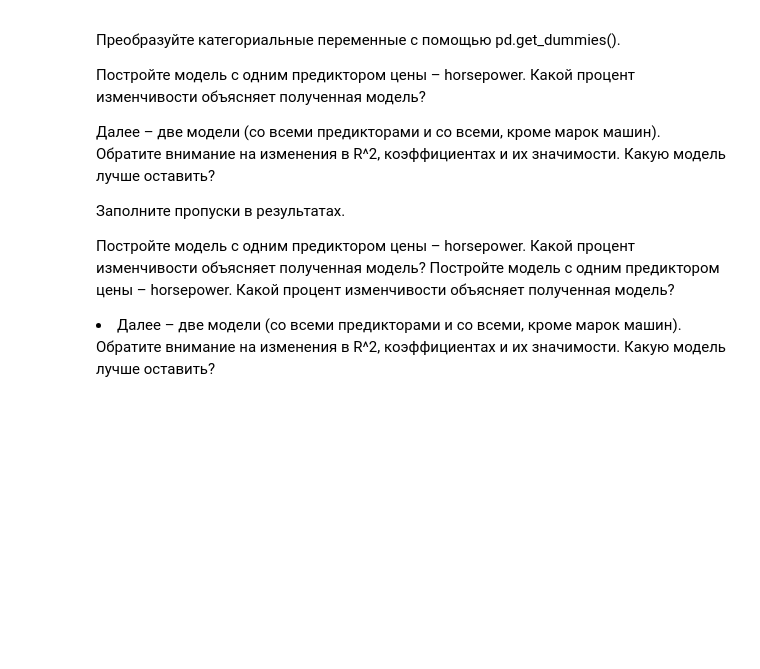
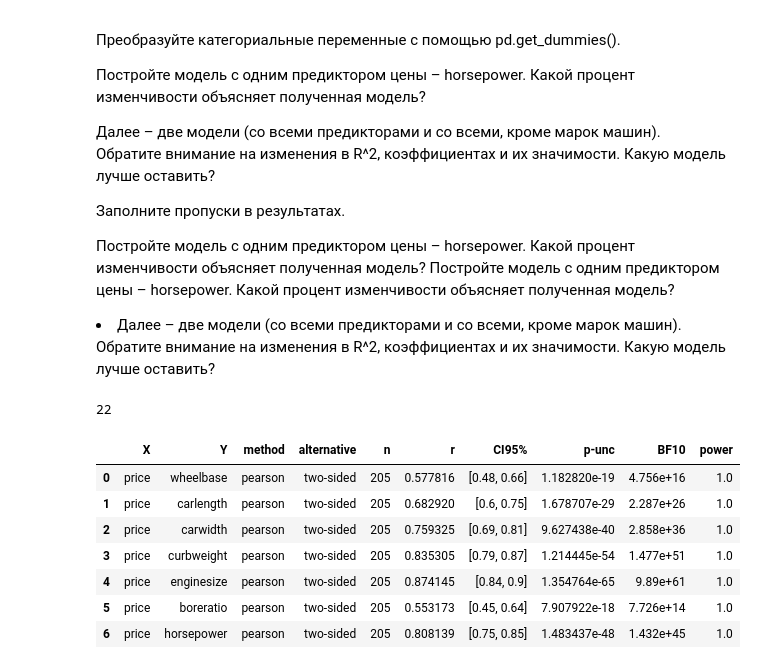
Before and after one commit to m-amirov/karpov.courses, a Jupyter notebook: Statistic/statistic_hw_lesson_7.ipynb, the cells around one changed output. Saved outputs shown, nothing was run; the diff lists cells and outputs as text; code cells hidden in the pictures; blank space fills up the shorter version.

```diff
--- a/Statistic/statistic_hw_lesson_7.ipynb
+++ b/Statistic/statistic_hw_lesson_7.ipynb
@@ -22,0 +37,4 @@ df = pd.read_csv("")
+# %%
+df['company'].nunique()
+# %% [output]
+22
@@ -22,0 +53,11 @@ df = pd.read_csv("")
+# %%
+pg.pairwise_corr(data=df, columns=cols_to_keep)
+# %% [output]
+|  | X | Y | method | alternative | n | r | CI95% | p-unc | BF10 | power |
+| 0 | price | wheelbase | pearson | two-sided | 205 | 0.577816 | [0.48, 0.66] | 1.182820e-19 | 4.756e+16 | 1.0 |
+| 1 | price | carlength | pearson | two-sided | 205 | 0.682920 | [0.6, 0.75] | 1.678707e-29 | 2.287e+26 | 1.0 |
+| 2 | price | carwidth | pearson | two-sided | 205 | 0.759325 | [0.69, 0.81] | 9.627438e-40 | 2.858e+36 | 1.0 |
+| 3 | price | curbweight | pearson | two-sided | 205 | 0.835305 | [0.79, 0.87] | 1.214445e-54 | 1.477e+51 | 1.0 |
+| 4 | price | enginesize | pearson | two-sided | 205 | 0.874145 | [0.84, 0.9] | 1.354764e-65 | 9.89e+61 | 1.0 |
+| 5 | price | boreratio | pearson | two-sided | 205 | 0.553173 | [0.45, 0.64] | 7.907922e-18 | 7.726e+14 | 1.0 |
+| 6 | price | horsepower | pearson | two-sided | 205 | 0.808139 | [0.75, 0.85] | 1.483437e-48 | 1.432e+45 | 1.0 |
```
Also changed, not shown: parts of 12 cells of this notebook, 3 other files.
